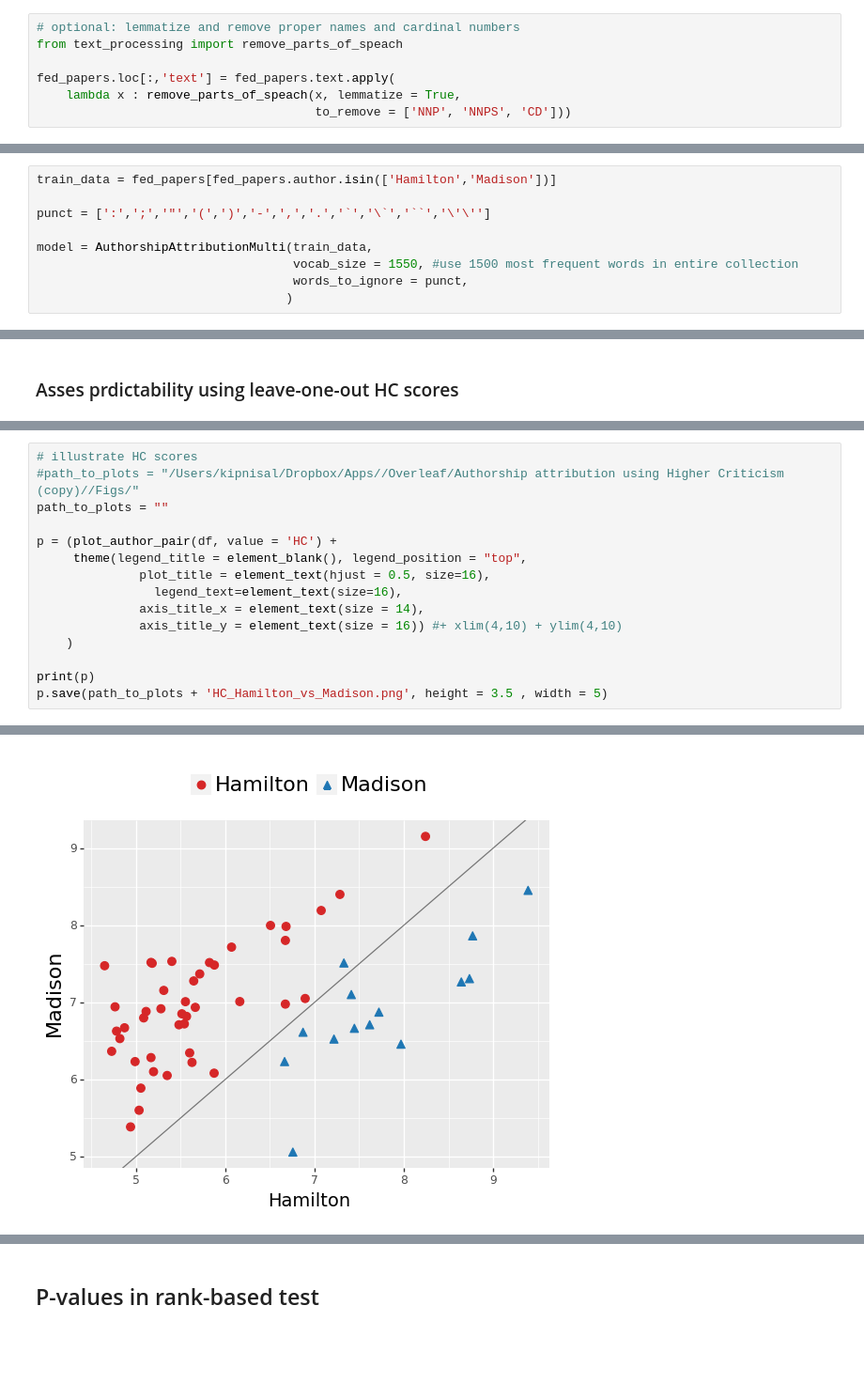
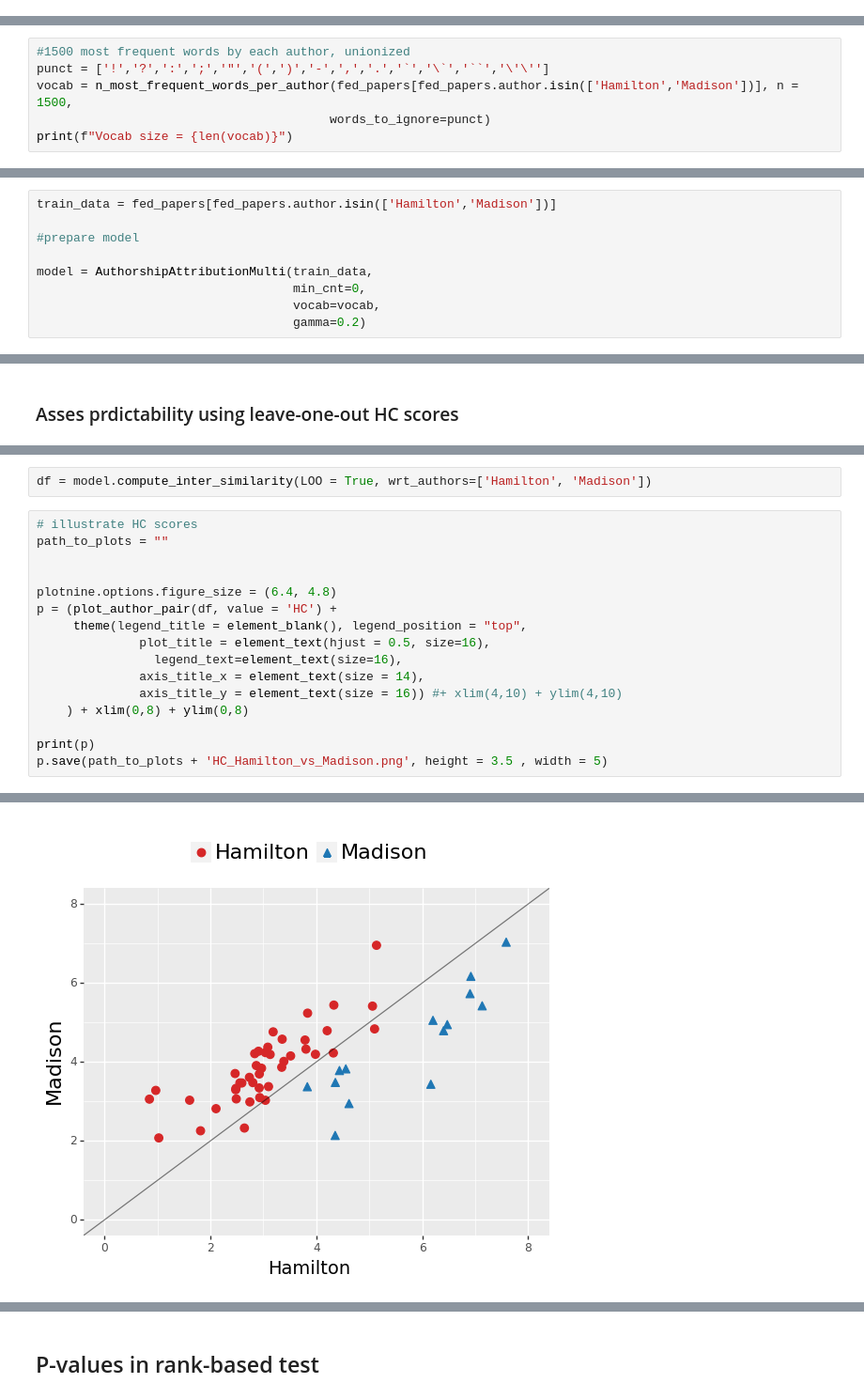
Before and after one commit to alonkipnis/HCAuthorship, a Jupyter notebook: Federalists/Authorship_in_the_Federalist.ipynb, the cells around one changed output, grey strips where cells are left out. Shown: that part at 94% size. Drawn from its saved outputs; the diff is of its cells as text; blank space fills up the shorter version.

```diff
--- a/Federalists/Authorship_in_the_Federalist.ipynb
+++ b/Federalists/Authorship_in_the_Federalist.ipynb
@@ -33,10 +42,3 @@ Documents loaded:
          43 Hamilton papers
          14 Madison papers
          12 disputed papers
-# %%
-# optional: lemmatize and remove proper names and cardinal numbers
-from text_processing import remove_parts_of_speach
-
-fed_papers.loc[:,'text'] = fed_papers.text.apply(
-    lambda x : remove_parts_of_speach(x, lemmatize = True,
-                                      to_remove = ['NNP', 'NNPS', 'CD']))
@@ -46,0 +47,6 @@ fed_papers.loc[:,'doc_id'] = fed_papers.paper_no
+# %%
+#1500 most frequent words by each author, unionized
+punct = ['!','?',':',';','"','(',')','-',',','.','`','\`','``','\'\'']
+vocab = n_most_frequent_words_per_author(fed_papers[fed_papers.author.isin(['Hamilton','Madison'])], n = 1500,
+                                        words_to_ignore=punct)
+print(f"Vocab size = {len(vocab)}")
@@ -49,9 +57,9 @@ fed_papers.loc[:,'doc_id'] = fed_papers.paper_no
 # %%
 train_data = fed_papers[fed_papers.author.isin(['Hamilton','Madison'])]
 
-punct = [':',';','"','(',')','-',',','.','`','\`','``','\'\'']
+#prepare model
 
 model = AuthorshipAttributionMulti(train_data,
-                                   vocab_size = 1550, #use 1500 most frequent words in entire collection
-                                   words_to_ignore = punct,
-                                  )
+                                   min_cnt=0,
+                                   vocab=vocab,
+                                   gamma=0.2)
@@ -68,15 +68,18 @@ df = model.internal_stats(LOO=False)
+# %%
+df = model.compute_inter_similarity(LOO = True, wrt_authors=['Hamilton', 'Madison'])
 # %%
 # illustrate HC scores
-#path_to_plots = "/Users/kipnisal/Dropbox/Apps//Overleaf/Authorship attribution using Higher Criticism (copy)//Figs/"
 path_to_plots = ""
 
+
+plotnine.options.figure_size = (6.4, 4.8)
 p = (plot_author_pair(df, value = 'HC') +
      theme(legend_title = element_blank(), legend_position = "top",
               plot_title = element_text(hjust = 0.5, size=16),
                 legend_text=element_text(size=16),
               axis_title_x = element_text(size = 14),
               axis_title_y = element_text(size = 16)) #+ xlim(4,10) + ylim(4,10)
-    )
+    ) + xlim(0,8) + ylim(0,8)
 
 print(p)
 p.save(path_to_plots + 'HC_Hamilton_vs_Madison.png', height = 3.5 , width = 5)
@@ -84 +89 @@ p.save(path_to_plots + 'HC_Hamilton_vs_Madison.png', height = 3.5 , width = 5)
-[figure, old version]
+[figure, new version]
```
Also changed, not shown: parts of 21 cells of this notebook, 6 other files.
